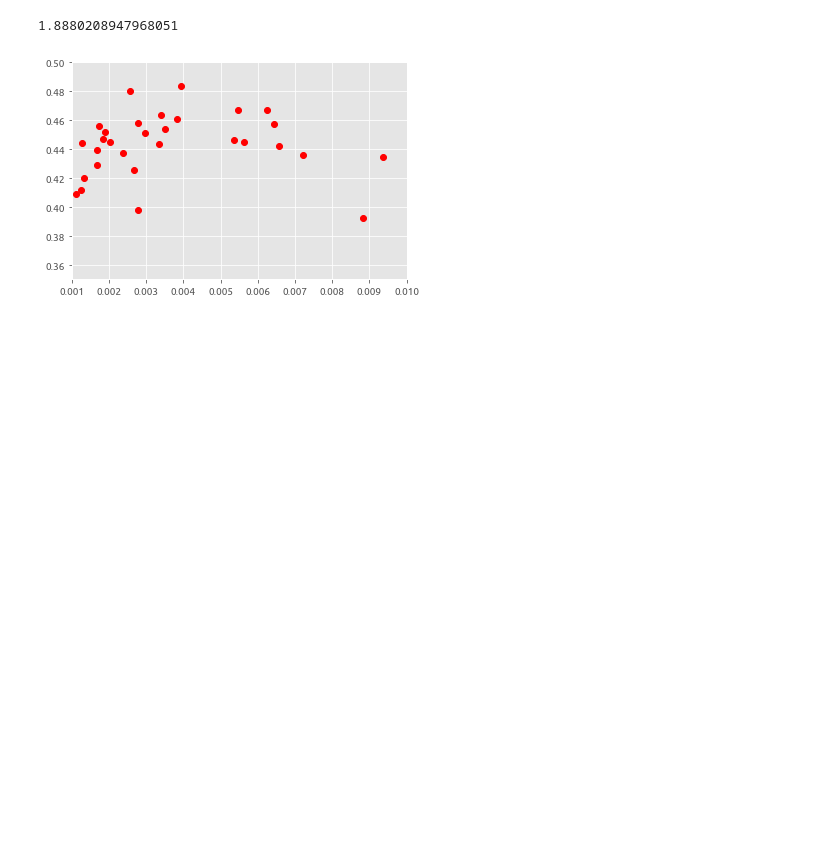
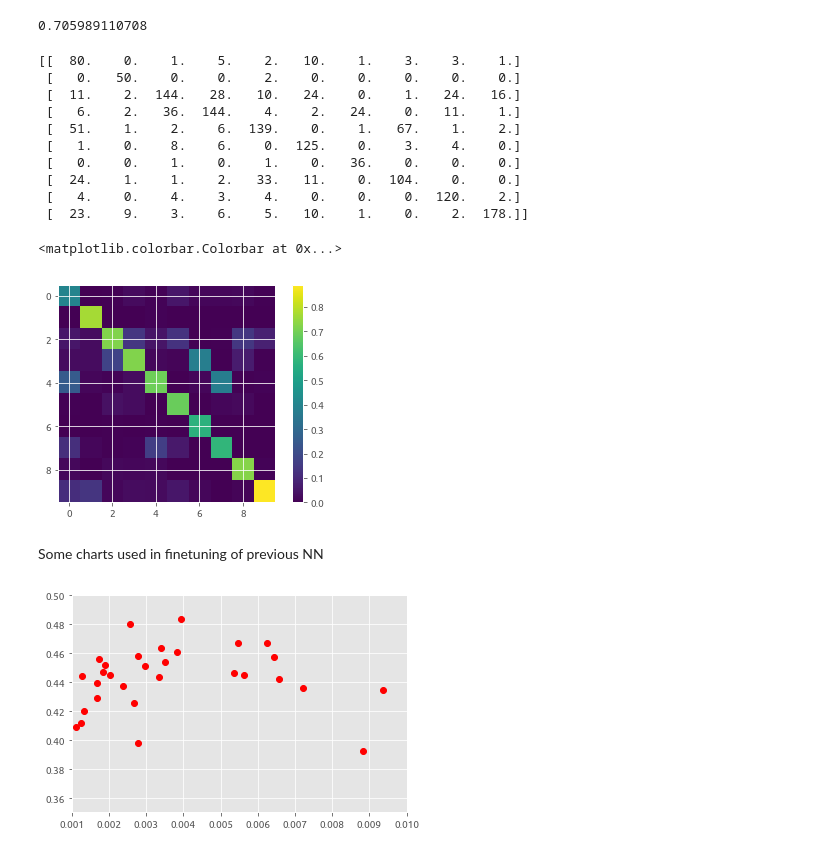
Before and after one commit to dthiem/Sound-Recognition, a Jupyter notebook: Keras.ipynb, the cells around one changed output. Saved outputs shown, nothing was run; the diff lists cells and outputs as text; code cells hidden in the pictures; blank space fills up the shorter version.

Commit message:
CNN in Keras with decent scores, added scoring function, cleaned up mess

```diff
--- a/Keras.ipynb
+++ b/Keras.ipynb
@@ -145,15 +162,17 @@ from keras.layers import Dense, Dropout, Flatten
 from keras.layers import Conv2D, MaxPooling2D,ZeroPadding2D,BatchNormalization
 from keras.optimizers import SGD
 
+#CNN working on batches of image, accuracy up to 72%
+
 model = Sequential()
-model.add(ZeroPadding2D(padding = (1,1), input_shape=(64, 8, 1)))
+model.add(ZeroPadding2D(padding = (1,1), input_shape=(64, 16, 1)))
 model.add(Conv2D(32, (3, 3), activation='relu'))
 model.add(BatchNormalization())
 model.add(ZeroPadding2D(padding = (1,1)))
 model.add(Conv2D(32, (3, 3), activation='relu'))
 model.add(BatchNormalization())
 model.add(MaxPooling2D(pool_size=(2, 2)))
-model.add(Dropout(0.7))
+model.add(Dropout(0.5))
 
 model.add(ZeroPadding2D(padding = (1,1)))
 model.add(Conv2D(16, (3, 3), activation='relu'))
@@ -161,13 +180,12 @@ model.add(BatchNormalization())
 
 model.add(Flatten())
 model.add(Dense(256, activation='relu'))
-model.add(Dropout(0.7))
+model.add(Dropout(0.5))
 model.add(Dense(10, activation='softmax'))
 
 sgd = SGD(lr=0.01, decay=1e-6, momentum=0.9, nesterov=True)
 model.compile(loss='categorical_crossentropy', optimizer=sgd, metrics = ['accuracy'])
 
 model.fit(np.concatenate((trainData,tuneData),axis=0), np.concatenate((trainLabels,tuneLabels),axis=0),
-          batch_size=128, epochs=10,verbose=2)
-model.evaluate(testData,testLabels, batch_size=64,verbose=2)
+          batch_size=512, epochs=40,verbose=2)
 # %% [output]
@@ -195,7 +210,52 @@ Epoch 10/10
-# %%
-model.evaluate(tuneData,tuneLabels, batch_size=8,verbose=2)
-# %% [output]
-1.8880208947968051
+# %%
+#final scoring function. isnt used in training.
+#CNN predicts classes for all parts of clip and sums probablities, chooses best
+#scores is confusion matrix
+scores = np.zeros((10,10))
+missed = 0
+for track,label in zip(testData,testLabels):
+    tempD =[]
+    iterator = 0
+    if track.shape[1]<16:
+        t = track.shape[1]
+        b = np.zeros((64,16))
+        b[:, :-16+t]= track
+        tempD.append(b)
+    while (iterator+16<=track.shape[1]):
+        tempD.append(track[:,iterator:iterator+16])
+        iterator+=16
+    tempD= np.array(tempD)
+    tempD = np.expand_dims(tempD, axis=3)
+    predicted = model.predict(tempD, batch_size=1, verbose=2)
+    scores[predicted.sum(axis=0).argmax(),label.argmax()]+=1
+
+accuracy = scores.trace()/scores.sum()
+print accuracy
+# %% [output]
+0.705989110708
+# %%
+from sklearn.preprocessing import normalize
+
+#prints scores and graphic version
+print scores
+normscores =normalize(scores,norm='l1' ,axis=0)
+plt.imshow(normscores)
+plt.colorbar()
+# %% [output]
+[[  80.    0.    1.    5.    2.   10.    1.    3.    3.    1.]
+ [   0.   50.    0.    0.    2.    0.    0.    0.    0.    0.]
+ [  11.    2.  144.   28.   10.   24.    0.    1.   24.   16.]
+ [   6.    2.   36.  144.    4.    2.   24.    0.   11.    1.]
+ [  51.    1.    2.    6.  139.    0.    1.   67.    1.    2.]
+ [   1.    0.    8.    6.    0.  125.    0.    3.    4.    0.]
+ [   0.    0.    1.    0.    1.    0.   36.    0.    0.    0.]
+ [  24.    1.    1.    2.   33.   11.    0.  104.    0.    0.]
+ [   4.    0.    4.    3.    4.    0.    0.    0.  120.    2.]
+ [  23.    9.    3.    6.    5.   10.    1.    0.    2.  178.]]
+<matplotlib.colorbar.Colorbar at 0x...>
+[figure, added]
+# %% [markdown]
+Some charts used in finetuning of previous NN
 # %%
 plt.plot(rates[:,2],rates[:,0],'ro')
 plt.axis([0.001,0.01,0.35,0.5])
```
Also changed, not shown: parts of 12 cells of this notebook, 2 other files.
